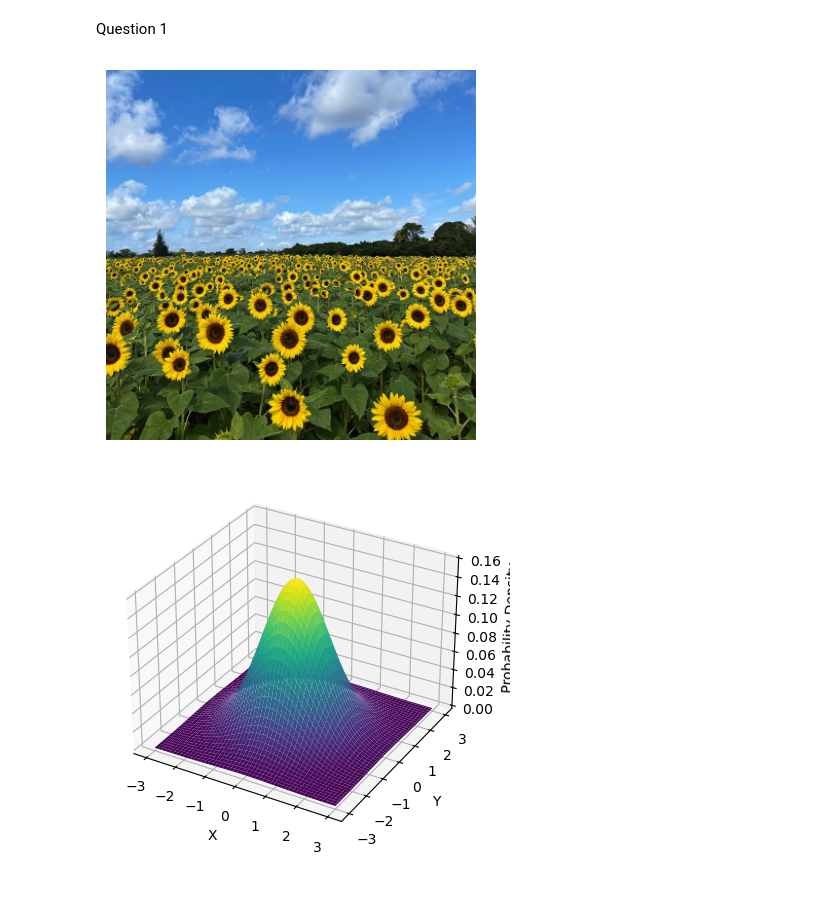
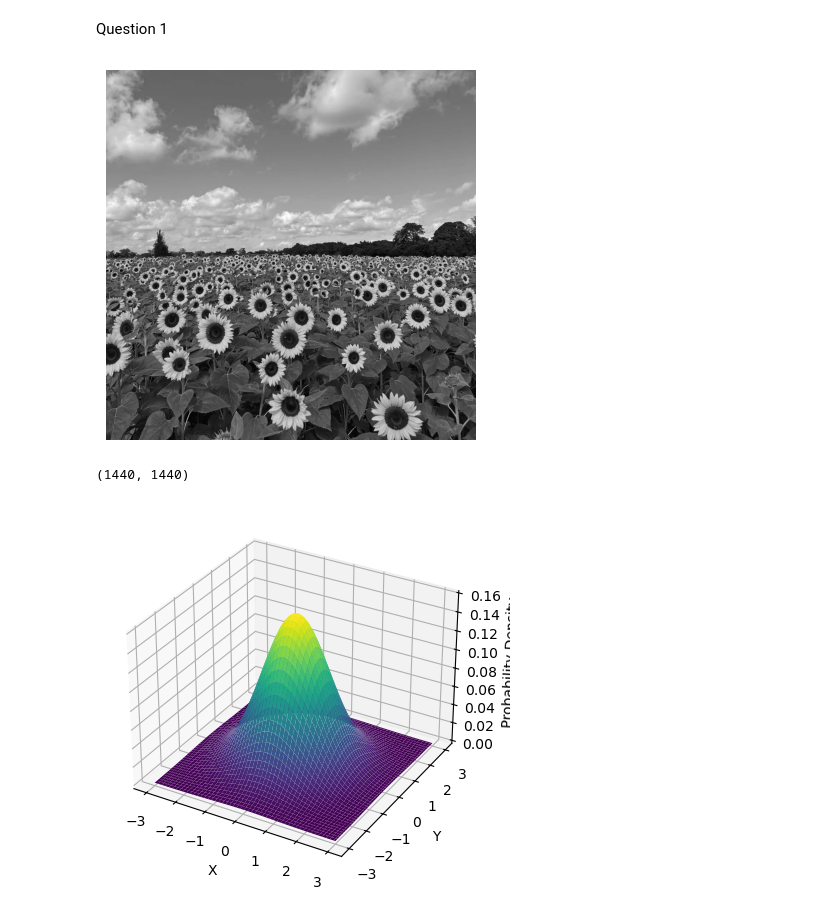
Before and after one commit to praveen2k2/Image_Processing_A, a Jupyter notebook: Assigment_2/assigment2.ipynb, the cells around one changed output. Saved outputs shown, nothing was run; the diff lists cells and outputs as text; code cells hidden in the pictures.

```diff
--- a/Assigment_2/assigment2.ipynb
+++ b/Assigment_2/assigment2.ipynb
@@ -3,17 +3,21 @@ Question 1
 # %%
 import cv2 as cv
 import numpy as np
 import matplotlib.pyplot as plt
-im = cv.imread('the_berry_farms_sunflower_field.jpeg', cv.IMREAD_REDUCED_COLOR_4)
+im = cv.imread('the_berry_farms_sunflower_field.jpeg' ,0)
 # Check if image is loaded fine
 if im is None:
     print('Error opening image!')
     exit(0)
 plt.imshow(cv.cvtColor(im, cv.COLOR_BGR2RGB))
 plt.axis('off')
 plt.show()
 # %% [output]
-[figure, old version]
+[figure, new version]
+# %%
+im.shape
+# %% [output]
+(1440, 1440)
 # %%
 import numpy as np
 import matplotlib.pyplot as plt
```
Also changed, not shown: parts of 5 cells of this notebook.
